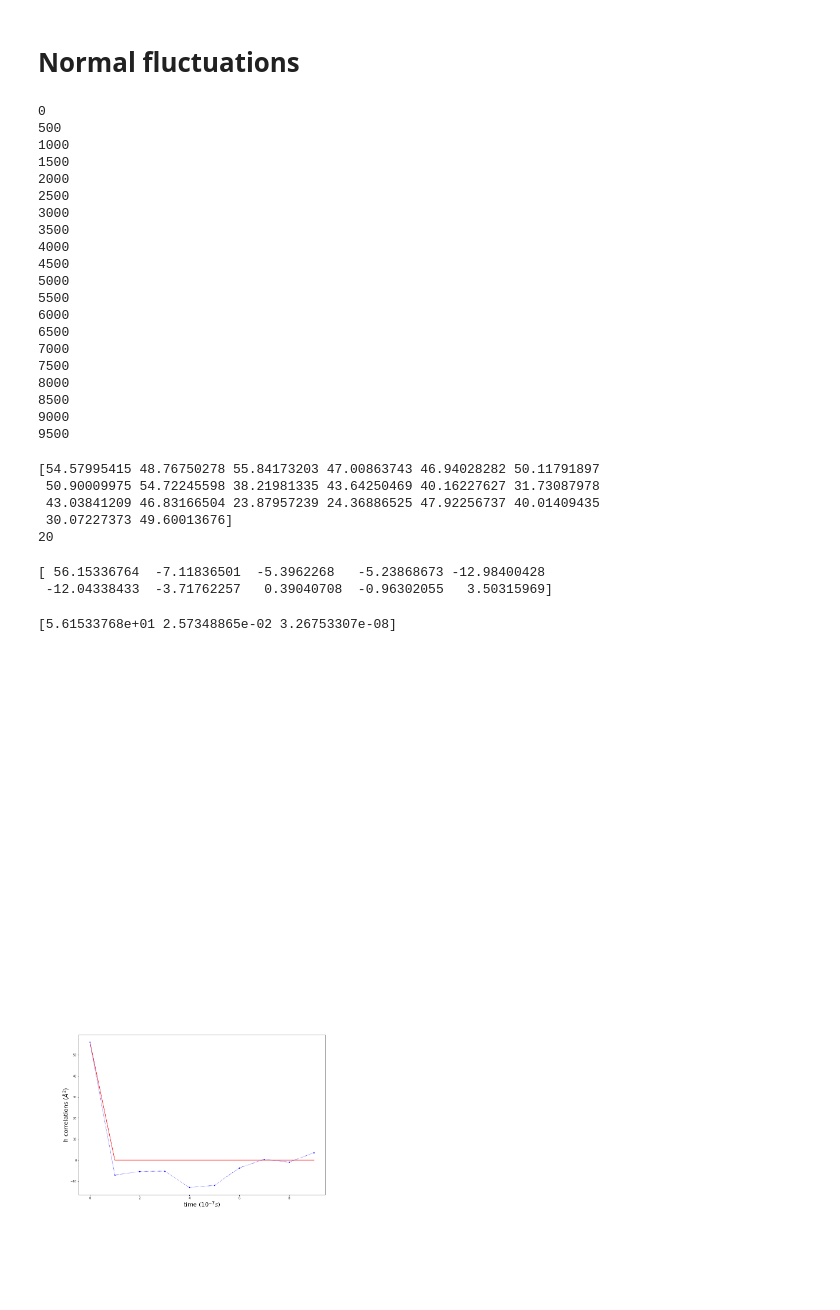
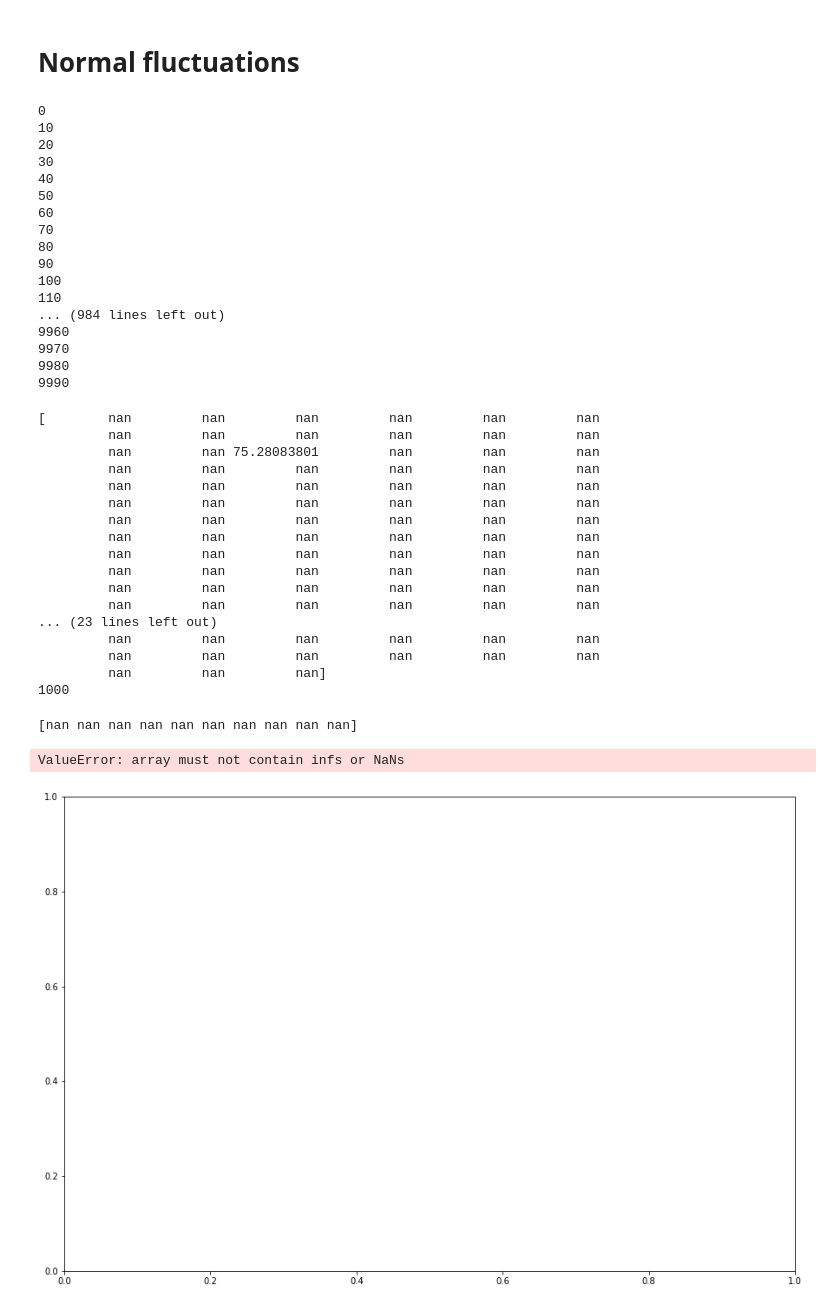
Before and after one commit to JulieCornet/scripts_analysis, a Jupyter notebook: diffusion_fluctuations.ipynb, the cells around one changed output. Cells and saved outputs as stored; diff of their text form; code cells hidden in the pictures; blank space fills up the shorter version.

```diff
--- a/diffusion.ipynb
+++ b/diffusion_fluctuations.ipynb
@@ -265,7 +265,7 @@ plt.savefig(path+'diffusion_DPPC'+name+'.pdf', format='pdf',bbox_inches='tight')
 N = 15
 
 nb_frames_simu = 10000
-tmes = 500
+tmes = 10
 
 nb_frames = int(nb_frames_simu/tmes)
 h_t = np.zeros((N*N,nb_frames))
@@ -335,34 +335,43 @@ for ts in u.trajectory:
             frame+=1
 # %% [output]
 0
-500
-1000
-1500
-2000
-2500
-3000
-3500
-4000
-4500
-5000
-5500
-6000
-6500
-7000
-7500
-8000
-8500
-9000
-9500
+10
+20
+30
+40
+50
+60
+70
+80
+90
+100
+110
+... (984 lines left out)
+9960
+9970
+9980
+9990
 # %%
-print(h_t[224,:])
+print(h_t[:,27])
 print(nb_frames)
 # %% [output]
-[54.57995415 48.76750278 55.84173203 47.00863743 46.94028282 50.11791897
- 50.90009975 54.72245598 38.21981335 43.64250469 40.16227627 31.73087978
- 43.03841209 46.83166504 23.87957239 24.36886525 47.92256737 40.01409435
- 30.07227373 49.60013676]
-20
+[        nan         nan         nan         nan         nan         nan
+         nan         nan         nan         nan         nan         nan
+         nan         nan 75.28083801         nan         nan         nan
+         nan         nan         nan         nan         nan         nan
+         nan         nan         nan         nan         nan         nan
+         nan         nan         nan         nan         nan         nan
+         nan         nan         nan         nan         nan         nan
+         nan         nan         nan         nan         nan         nan
+         nan         nan         nan         nan         nan         nan
+         nan         nan         nan         nan         nan         nan
+         nan         nan         nan         nan         nan         nan
+         nan         nan         nan         nan         nan         nan
+... (23 lines left out)
+         nan         nan         nan         nan         nan         nan
+         nan         nan         nan         nan         nan         nan
+         nan         nan         nan]
+1000
 # %%
 smax = 10
 
@@ -374,38 +383,36 @@ for i in range(N*N):
     for s in range(smax):
         for t in range(nb_frames-s):
             h_co[s] = h_co[s] + h_t[i,t+s]*h_t[i,t]
-        h_co[s] = h_co[s]/(nb_frames-s) - np.mean(h_t[i,:])**2 # a voir
+        h_co[s] = h_co[s]/(nb_frames-s) - np.mean(h_t[i,:])**2
         h_co_box[s] = h_co_box[s]+h_co[s]
 
 for s in range(smax):
     h_co_box_norm[s] = h_co_box[s]/N/N
 print(h_co_box_norm)
 # %% [output]
-[ 56.15336764  -7.11836501  -5.3962268   -5.23868673 -12.98400428
- -12.04338433  -3.71762257   0.39040708  -0.96302055   3.50315969]
+[nan nan nan nan nan nan nan nan nan nan]
 # %%
 fig, ax = plt.subplots(figsize=(15, 10))
 
 s = np.arange(smax)
 y = h_co_box_norm
 
 def fitFunc(t,A,tau,B):
         return A*np.exp(-t/tau) + B
 
 param_bounds=([0,0,0],[5000,10,5000])
 
 param, stat = curve_fit(fitFunc,s,y, bounds=param_bounds )
 
 ax.plot(s,fitFunc(s, *param), 'red')
 ax.plot(s,y, ':b.')
 
 plt.xlabel('time ($10^{-7}s$)', fontsize=20)
 plt.ylabel('h correlations ($\AA^2$)', fontsize=20)
 # *10e-8 pour micro m2 * 10e7 pour /s soit *10e-1
 plt.annotate('$ \\tau \simeq %.2f$ $10^{-7}s $' % param[1], color='g', fontsize=22, style='italic', xy=(8,1910), xytext=(4,1910))
-plt.annotate('(number of particles: %d, L=%.0f $\AA$)' % (nb_lipids, L), color='g', fontsize=22, style='italic', xy=(8,1905), xytext=(4,1905))
 print(param)
 plt.savefig(path+'h_correl'+name+'.pdf', format='pdf',bbox_inches='tight')
 # %% [output]
-[5.61533768e+01 2.57348865e-02 3.26753307e-08]
+ValueError: array must not contain infs or NaNs
-[figure, old version]
+[figure, new version]
```
Also changed, not shown: 4 other files.
